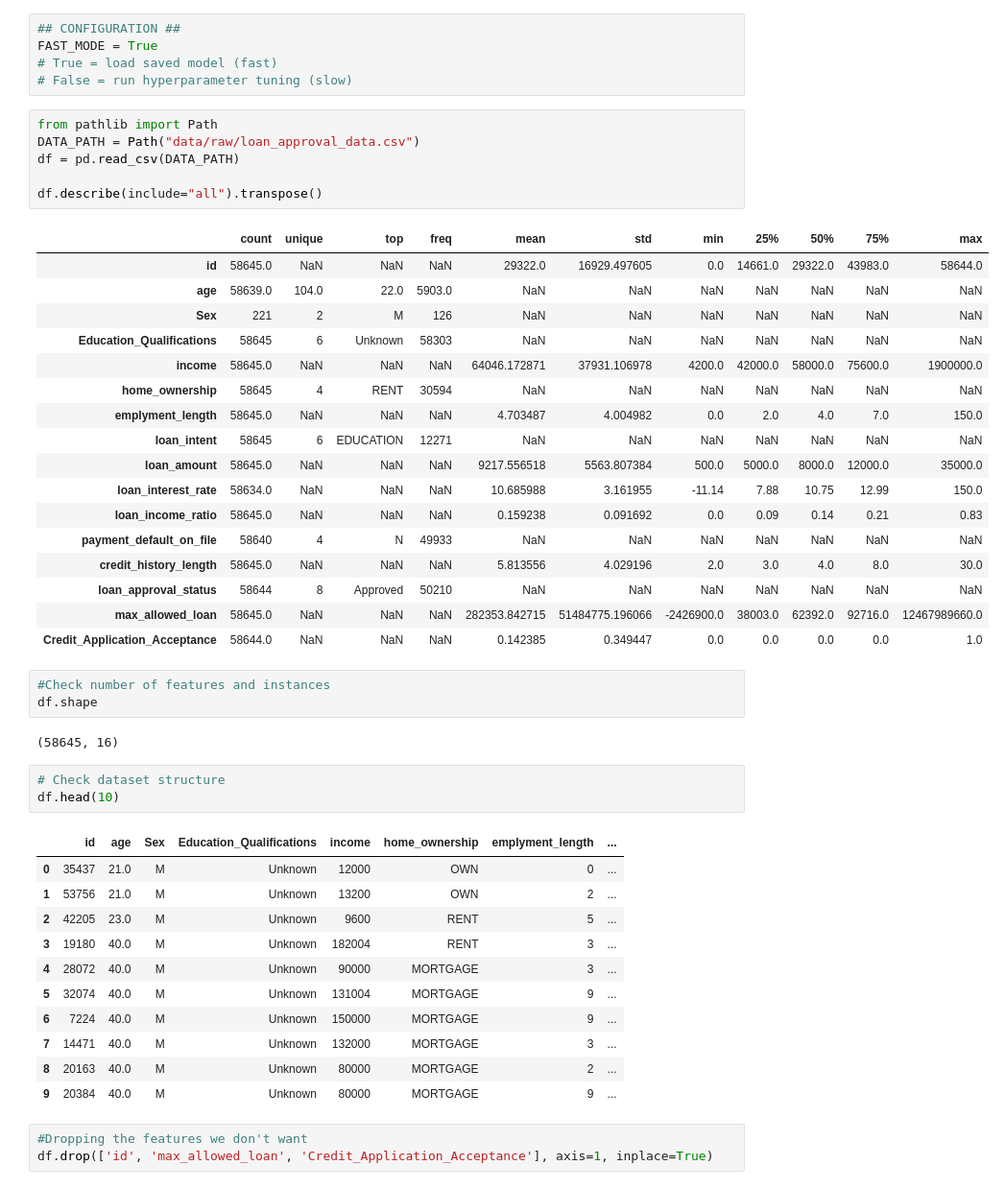
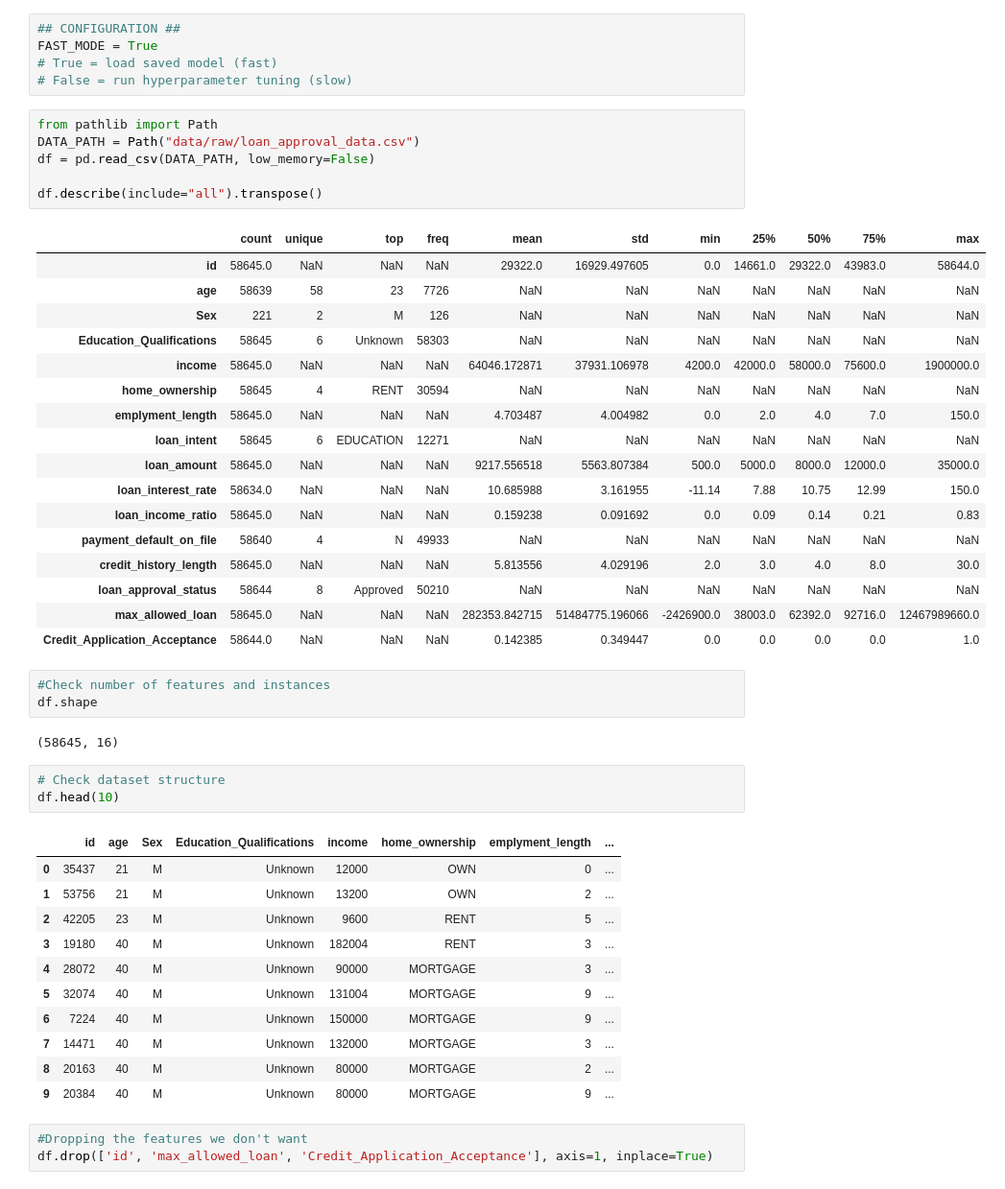
Before and after one commit to KieranRossetti/Loan-Approval-Risk, a Jupyter notebook: notebooks/Loan Approval Risk and Loan Limit Prediction.ipynb, the cells around one changed output. Shown at 96% size. Saved outputs shown, nothing was run; the diff lists cells and outputs as text.

```diff
--- a/notebooks/Loan Approval Risk and Loan Limit Prediction.ipynb
+++ b/notebooks/Loan Approval Risk and Loan Limit Prediction.ipynb
@@ -57,13 +57,13 @@ FAST_MODE = True
 # %%
 from pathlib import Path
 DATA_PATH = Path("data/raw/loan_approval_data.csv")
-df = pd.read_csv(DATA_PATH)
+df = pd.read_csv(DATA_PATH, low_memory=False)
 
 df.describe(include="all").transpose()
 # %% [output]
 |  | count | unique | top | freq | mean | std | min | 25% | 50% | 75% | max |
 | id | 58645.0 | NaN | NaN | NaN | 29322.0 | 16929.497605 | 0.0 | 14661.0 | 29322.0 | 43983.0 | 58644.0 |
-| age | 58639.0 | 104.0 | 22.0 | 5903.0 | NaN | NaN | NaN | NaN | NaN | NaN | NaN |
+| age | 58639 | 58 | 23 | 7726 | NaN | NaN | NaN | NaN | NaN | NaN | NaN |
 | Sex | 221 | 2 | M | 126 | NaN | NaN | NaN | NaN | NaN | NaN | NaN |
 | Education_Qualifications | 58645 | 6 | Unknown | 58303 | NaN | NaN | NaN | NaN | NaN | NaN | NaN |
 | income | 58645.0 | NaN | NaN | NaN | 64046.172871 | 37931.106978 | 4200.0 | 42000.0 | 58000.0 | 75600.0 | 1900000.0 |
@@ -88,16 +88,16 @@ df.shape
 df.head(10)
 # %% [output]
 |  | id | age | Sex | Education_Qualifications | income | home_ownership | emplyment_length | ... |
-| 0 | 35437 | 21.0 | M | Unknown | 12000 | OWN | 0 | ... |
-| 1 | 53756 | 21.0 | M | Unknown | 13200 | OWN | 2 | ... |
-| 2 | 42205 | 23.0 | M | Unknown | 9600 | RENT | 5 | ... |
-| 3 | 19180 | 40.0 | M | Unknown | 182004 | RENT | 3 | ... |
-| 4 | 28072 | 40.0 | M | Unknown | 90000 | MORTGAGE | 3 | ... |
-| 5 | 32074 | 40.0 | M | Unknown | 131004 | MORTGAGE | 9 | ... |
-| 6 | 7224 | 40.0 | M | Unknown | 150000 | MORTGAGE | 9 | ... |
-| 7 | 14471 | 40.0 | M | Unknown | 132000 | MORTGAGE | 3 | ... |
-| 8 | 20163 | 40.0 | M | Unknown | 80000 | MORTGAGE | 2 | ... |
-| 9 | 20384 | 40.0 | M | Unknown | 80000 | MORTGAGE | 9 | ... |
+| 0 | 35437 | 21 | M | Unknown | 12000 | OWN | 0 | ... |
+| 1 | 53756 | 21 | M | Unknown | 13200 | OWN | 2 | ... |
+| 2 | 42205 | 23 | M | Unknown | 9600 | RENT | 5 | ... |
+| 3 | 19180 | 40 | M | Unknown | 182004 | RENT | 3 | ... |
+| 4 | 28072 | 40 | M | Unknown | 90000 | MORTGAGE | 3 | ... |
+| 5 | 32074 | 40 | M | Unknown | 131004 | MORTGAGE | 9 | ... |
+| 6 | 7224 | 40 | M | Unknown | 150000 | MORTGAGE | 9 | ... |
+| 7 | 14471 | 40 | M | Unknown | 132000 | MORTGAGE | 3 | ... |
+| 8 | 20163 | 40 | M | Unknown | 80000 | MORTGAGE | 2 | ... |
+| 9 | 20384 | 40 | M | Unknown | 80000 | MORTGAGE | 9 | ... |
 # %%
 #Dropping the features we don't want
 df.drop(['id', 'max_allowed_loan', 'Credit_Application_Acceptance'], axis=1, inplace=True)
```
Also changed, not shown: parts of 10 cells of this notebook.
